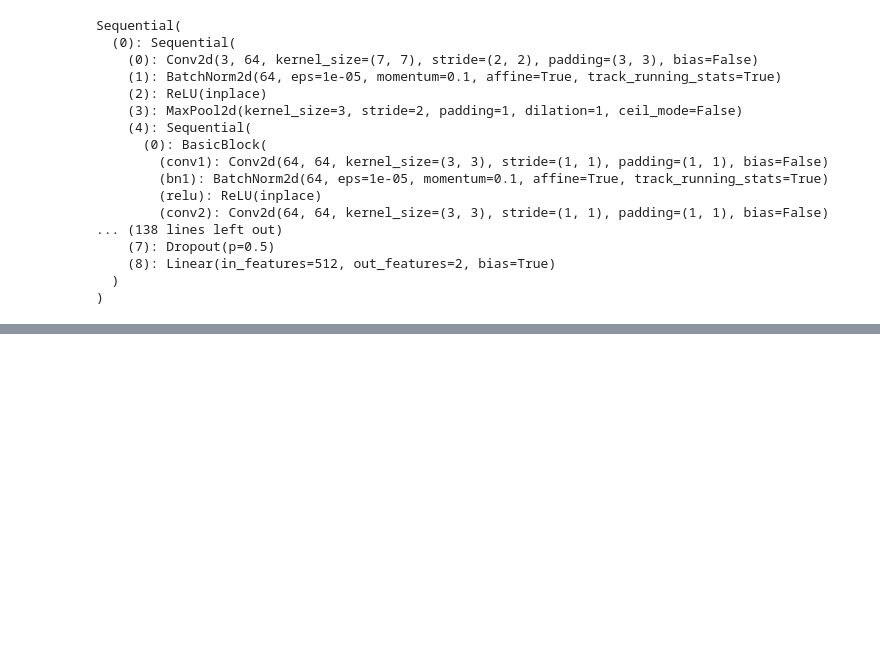
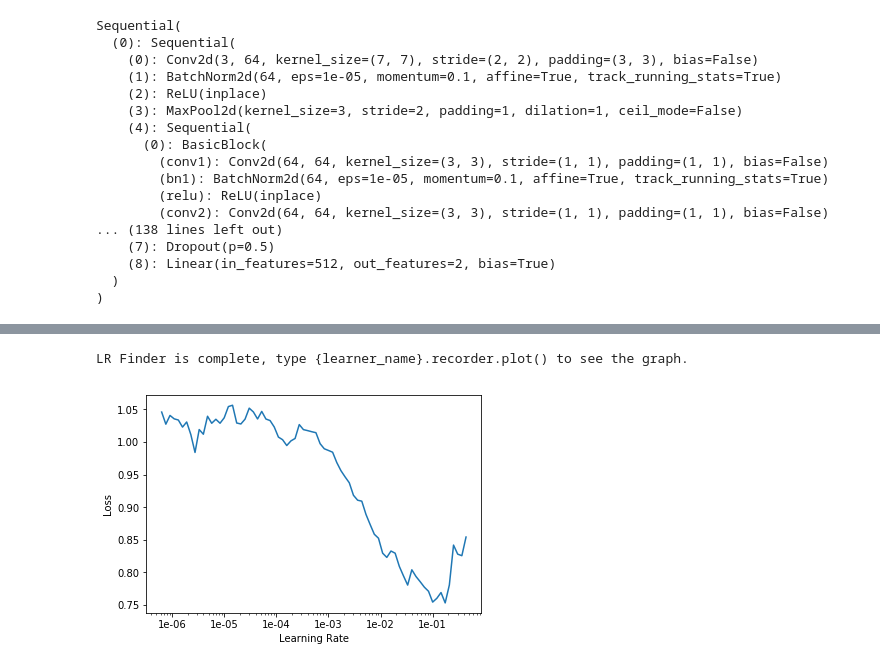
Before and after one commit to RaymondDashWu/Malaria-Detection, a Jupyter notebook: Malaria Detection.ipynb, the cells around one changed output, grey strips where cells are left out. Saved outputs shown, nothing was run; the diff lists cells and outputs as text; code cells hidden in the pictures; blank space fills up the shorter version.

```diff
--- a/Malaria Detection.ipynb
+++ b/Malaria Detection.ipynb
@@ -136,3 +143,7 @@ Sequential(
     (8): Linear(in_features=512, out_features=2, bias=True)
   )
 )
+# %%
+learn.lr_find()
+learn.recorder.plot()
+# %% [output]
@@ -139,3 +151,5 @@ Sequential(
+LR Finder is complete, type {learner_name}.recorder.plot() to see the graph.
+[figure, added]
 # %%
 learn.fit_one_cycle(4)
 # %% [output]
```
Also changed, not shown: parts of 31 cells of this notebook.
